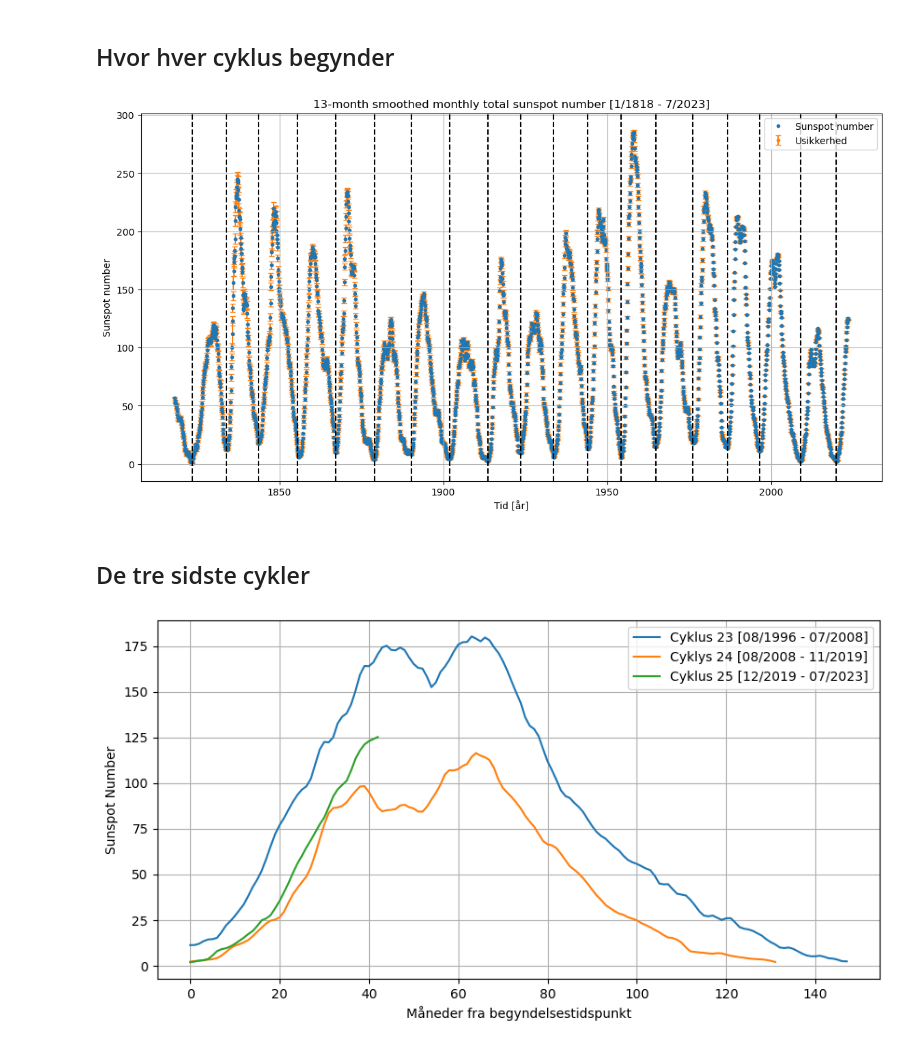
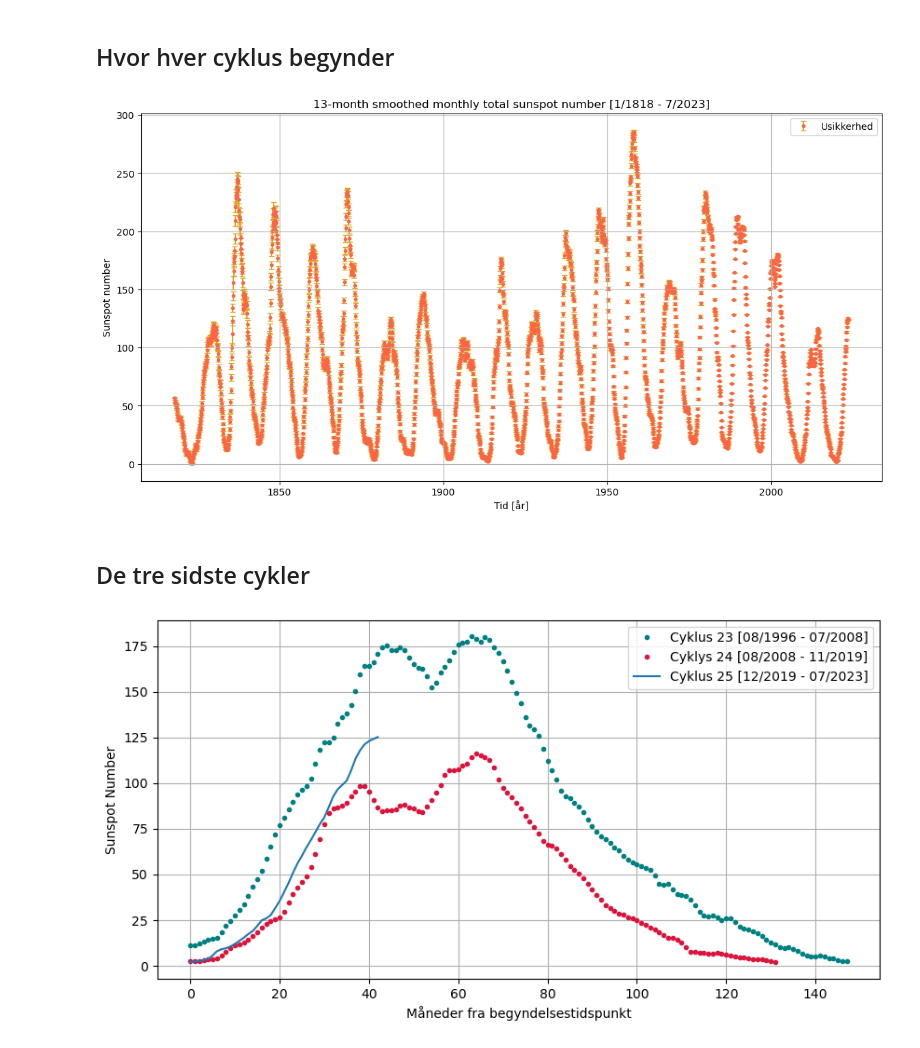
Before and after one commit to Focus9752/Solpletter_projekt, a Jupyter notebook: Scuffed stuff/13 months smooth.ipynb, the cells around one changed output. Drawn from its saved outputs; the diff is of its cells as text; code cells hidden in the pictures.

```diff
--- a/Scuffed stuff/13 months smooth.ipynb
+++ b/Scuffed stuff/13 months smooth.ipynb
@@ -135,20 +135,20 @@ plt.show()
 # %%
 cycle_begin = [1823.371, 1833.874, 1843.538, 1855.538, 1867.204, 1878.958, 1890.204, 1902.042, 1913.538, 1923.623, 1933.707,
                1944.124, 1954.288, 1964.791,1976.206, 1986.707, 1996.624, 2008.958, 2019.958]
 
 plt.figure(figsize=[14,7])
-plt.plot(dato_fraction2, SN2, '.', label="Sunspot number", zorder=1)
-for i in cycle_begin:
-    plt.axvline(i, linestyle='dashed', color='black')
-plt.errorbar(dato_fraction2, SN2, fmt='.',yerr=usikkerhed2, label="Usikkerhed", capsize=3, zorder=0)
+# plt.plot(dato_fraction2, SN2, '.', label="Sunspot number", zorder=1)
+# for i in cycle_begin:
+#     plt.axvline(i, linestyle='dashed', color='black')
+plt.errorbar(dato_fraction2, SN2, fmt='.',yerr=usikkerhed2, label="Usikkerhed", capsize=3, zorder=0, color='tomato', ecolor='goldenrod')
 plt.title("13-month smoothed monthly total sunspot number [1/1818 - 7/2023]")
 plt.ylabel("Sunspot number")
 plt.xlabel("Tid [år]")
 plt.legend()
 plt.grid()
 plt.show()
 # %% [output]
-[figure, old version]
+[figure, new version]
 # %% [markdown]
 ## De tre sidste cykler
 # %%
@@ -181,12 +181,12 @@ for i in range(len(SN2)-1-c):
     k += 1
 
 plt.figure(figsize=[10,5])
-plt.plot(cycle_23_months,cycle_23, label='Cyklus 23 [08/1996 - 07/2008]')
-plt.plot(cycle_24_months, cycle_24, label='Cyklys 24 [08/2008 - 11/2019]')
+plt.plot(cycle_23_months,cycle_23,'.', label='Cyklus 23 [08/1996 - 07/2008]', color='teal')
+plt.plot(cycle_24_months, cycle_24, '.', label='Cyklys 24 [08/2008 - 11/2019]', color='crimson')
 plt.plot(cycle_25_months, cycle_25, label='Cyklus 25 [12/2019 - 07/2023]')
 plt.legend()
 plt.ylabel("Sunspot Number")
 plt.xlabel("Måneder fra begyndelsestidspunkt")
 plt.grid()
 # %% [output]
-[figure, old version]
+[figure, new version]
```
Also changed, not shown: parts of 1 cell of this notebook.
